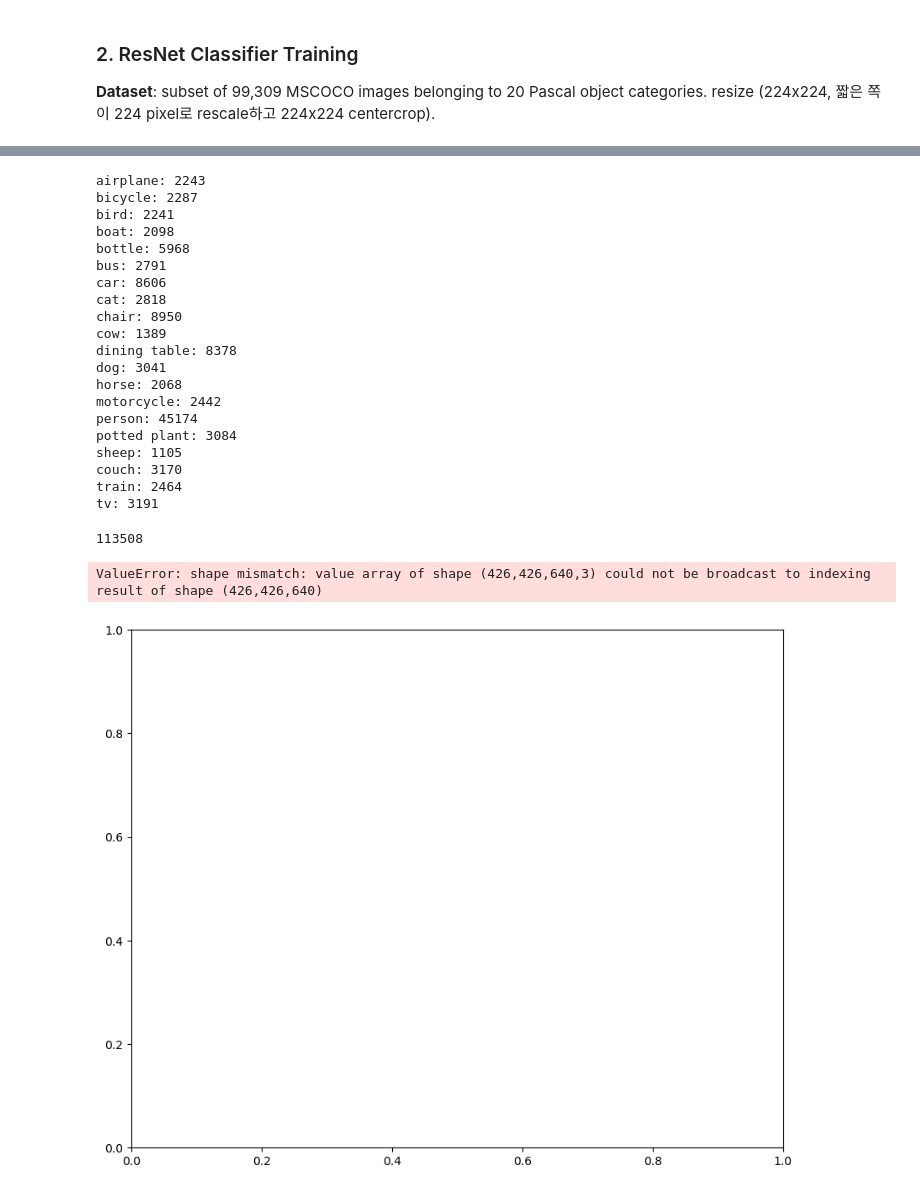
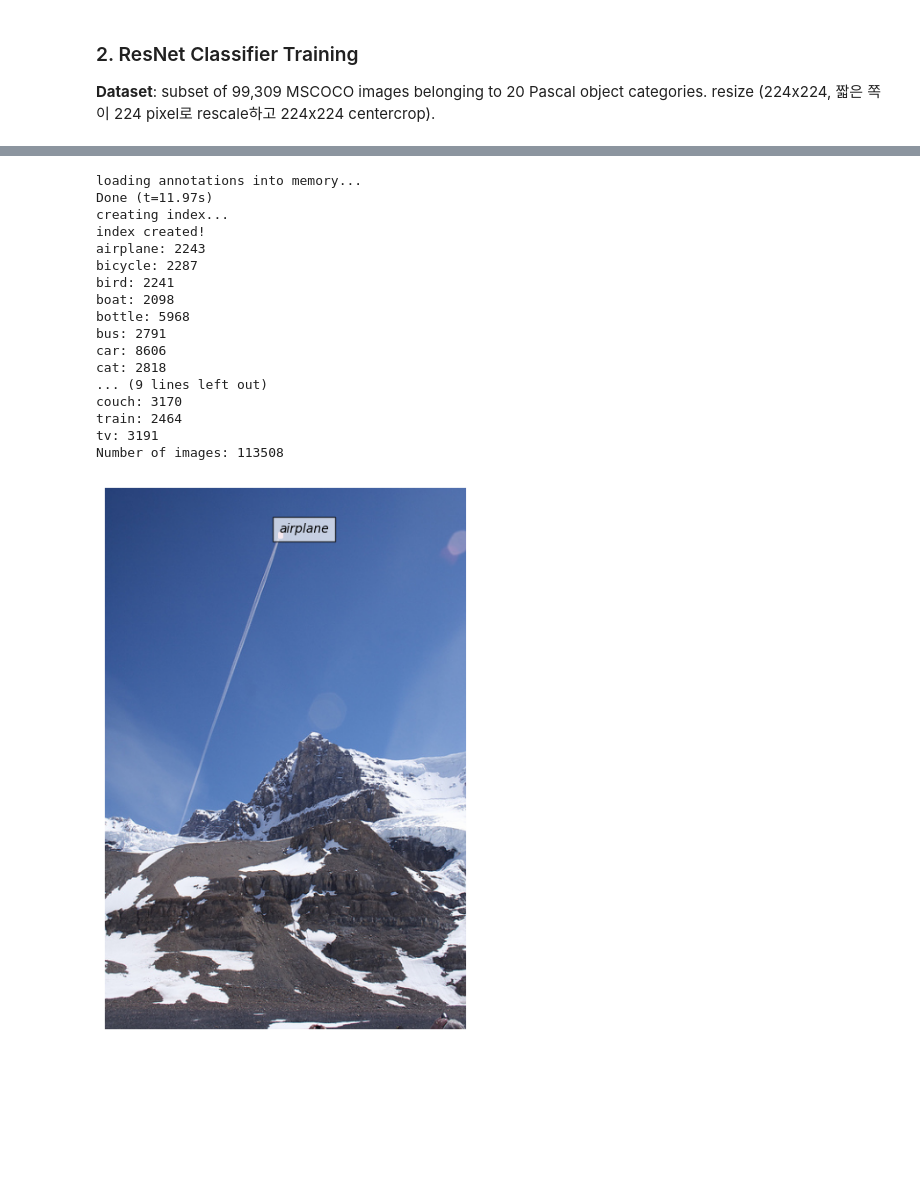
Before and after one commit to euphoria0-0/Neural-Causation-Coefficient, a Jupyter notebook: FeatureExtraction.ipynb, the cells around one changed output, grey strips where cells are left out. Saved outputs shown, nothing was run; the diff lists cells and outputs as text; code cells hidden in the pictures; blank space fills up the shorter version.

Commit message:
edit dataset

```diff
--- a/FeatureExtraction.ipynb
+++ b/FeatureExtraction.ipynb
@@ -109,4 +87,13 @@ index created!
 # %%
+dataDir = 'data/coco'
+dataType='train2014' #'val2014'
+annFile='{}/annotations/instances_{}.json'.format(dataDir, dataType)
+# initialize COCO api for instance annotations
+coco=COCO(annFile)
+# categories
+cats = coco.loadCats(coco.getCatIds())
+coco_cats = {cat['id']: cat['name'] for cat in cats}
+
 # get all images containing given categories, select one at random
 idx = 0
 dataset = []
@@ -128,8 +115,16 @@ for cat in categories:
         # dataset[idx] = label
         dataset.append(label)
         idx += 1
-len(dataset)
+print(f'Number of images: {len(dataset)}')
+
+# dataType1 = dataType.reshape('2014','')
+# with open(f'data/coco/{dataType1}Ids.txt', 'w') as f:
+#     json.dump(dataset, f, indent=4)
 # %% [output]
+loading annotations into memory...
+Done (t=11.97s)
+creating index...
+index created!
 airplane: 2243
 bicycle: 2287
 bird: 2241
@@ -138,16 +133,8 @@ bottle: 5968
 bus: 2791
 car: 8606
 cat: 2818
-chair: 8950
-cow: 1389
-dining table: 8378
-dog: 3041
-horse: 2068
-motorcycle: 2442
-person: 45174
-potted plant: 3084
-sheep: 1105
+... (9 lines left out)
 couch: 3170
 train: 2464
 tv: 3191
+Number of images: 113508
-113508
@@ -157,28 +141,24 @@ with open('data/coco/trainIds.txt', 'w') as f:
 # %%
-# load and display instance annotations
-fig, ax = plt.subplots(figsize=(10, 8))
-# img = coco.loadImgs(imgIds[np.random.randint(0,len(imgIds))])[0]
-img = coco.loadImgs(221184)[0]
-# load and display image
-# I = io.imread('%s/images/%s/%s'%(dataDir,dataType,img['file_name']))
-# use url to load image
-I = io.imread(img['coco_url'])
-# ax.imshow(I); plt.axis('off')
-annIds = coco.getAnnIds(imgIds=img['id'], catIds=coco.getCatIds(catNms=categories[0]), iscrowd=None)
-anns = coco.loadAnns(annIds)
-coco.showAnns(anns, draw_bbox=True)
-masks = np.zeros((img['height'],img['width']))
-for i, ann in enumerate(anns):
-    masks[coco.annToMask(ann)==1] = 1
-    # ax.text(anns[i]['bbox'][0], anns[i]['bbox'][1], coco_cats[anns[i]['category_id']], style='italic',
-    #         bbox={'facecolor': 'white', 'alpha': 0.7, 'pad': 5})
-masks = masks.astype(np.int8)
-# I[:,masks] = 0
-
-ax.imshow(I); plt.axis('off')
+def show_img(imgid, category):
+    # load and display instance annotations
+    fig, ax = plt.subplots(figsize=(10, 8))
+    # load image
+    img = coco.loadImgs(imgid)[0]
+    I = io.imread(img['coco_url'])
+    ax.imshow(I); plt.axis('off')
+    # load annotations
+    annIds = coco.getAnnIds(imgIds=img['id'],
+                            catIds=coco.getCatIds(catNms=category),
+                            iscrowd=None)
+    anns = coco.loadAnns(annIds)
+    coco.showAnns(anns, draw_bbox=True)
+    for i, ann in enumerate(anns):
+        ax.text(anns[i]['bbox'][0], anns[i]['bbox'][1], coco_cats[anns[i]['category_id']], style='italic',
+                bbox={'facecolor': 'white', 'alpha': 0.7, 'pad': 5})
-# %% [output]
-ValueError: shape mismatch: value array of shape (426,426,640,3) could not be broadcast to indexing result of shape (426,426,640)
-[figure, removed]
+# %%
+show_img(393221, 'airplane')
+# %% [output]
+[figure, added]
 # %%
 # MSCOCO image (bbox + label)
 class COCODataset(Dataset):
```
Also changed, not shown: parts of 13 cells of this notebook.
